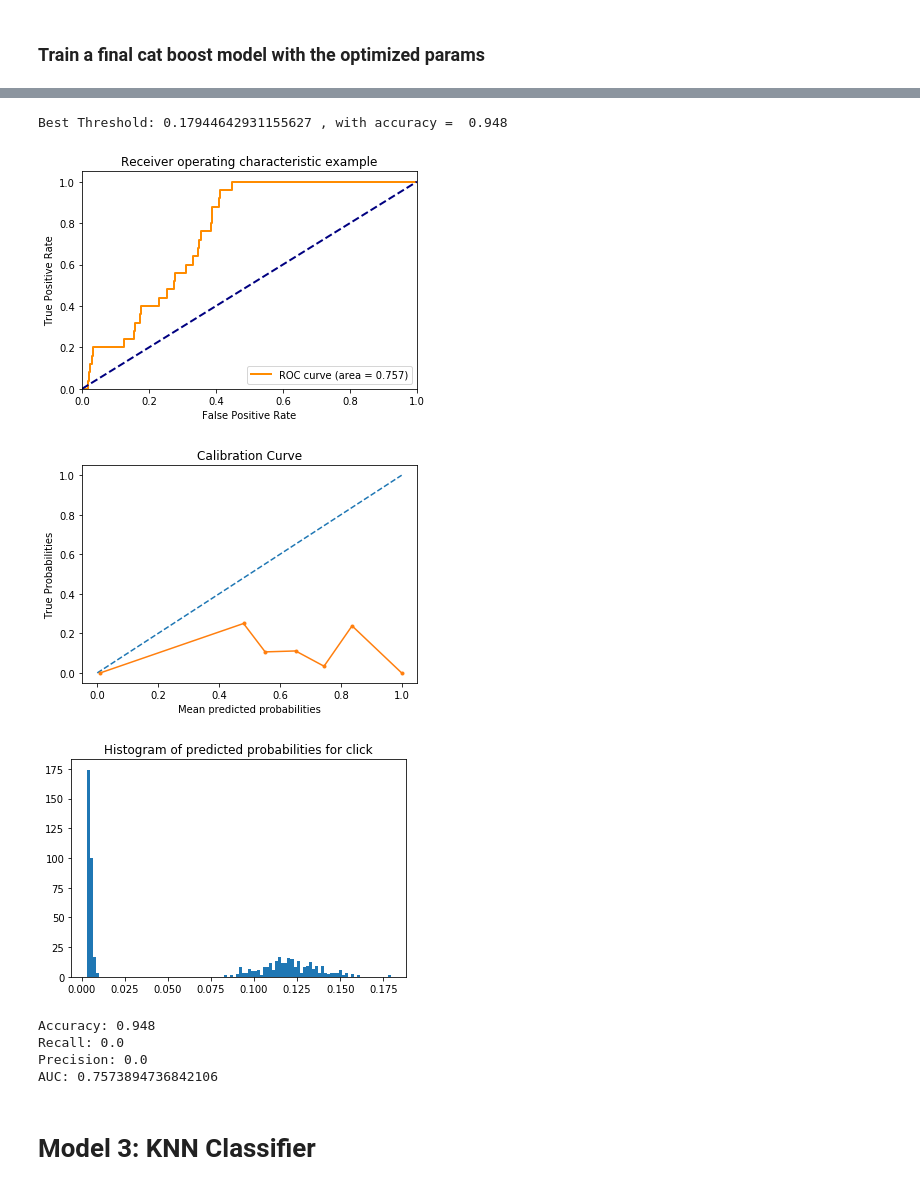
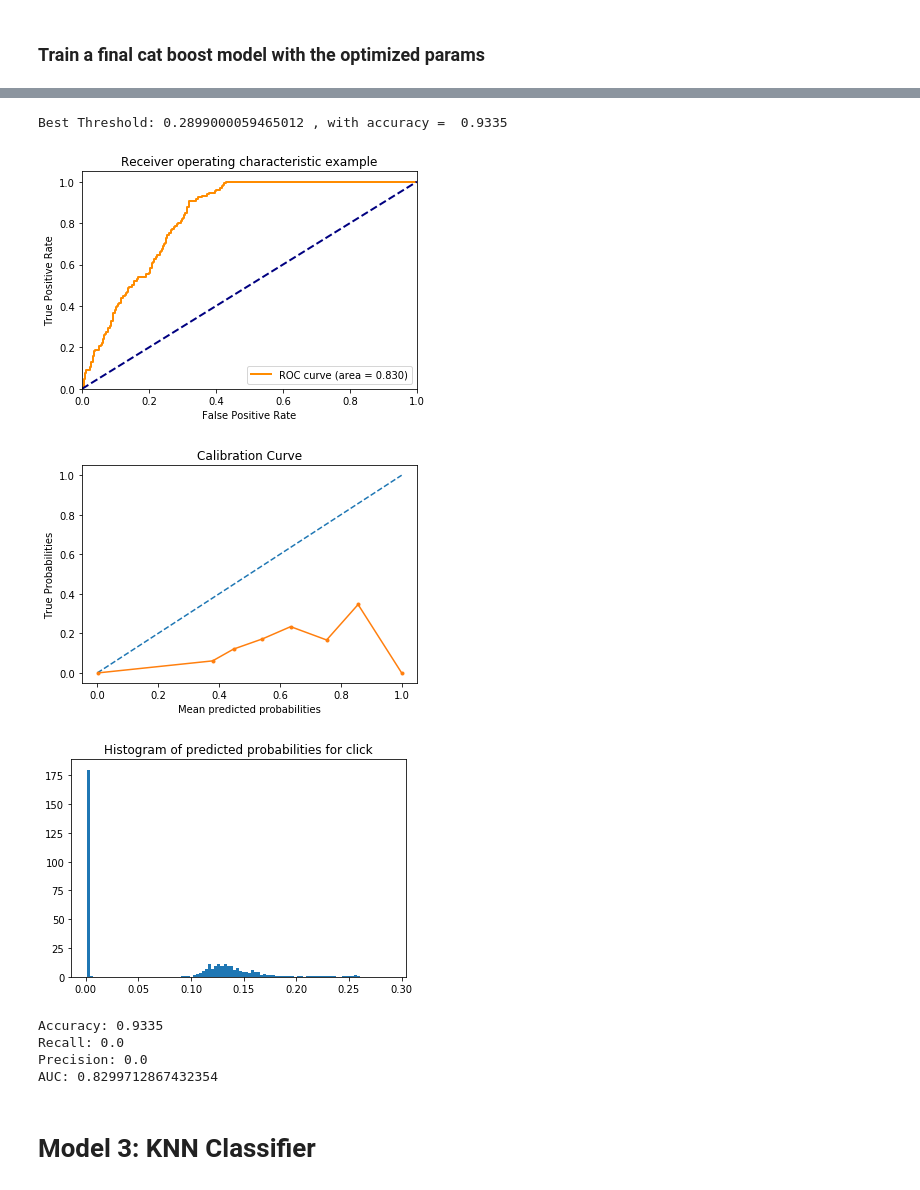
Before and after one commit to ayeletdabush/datascience, a Jupyter notebook: click_pred_modeling.ipynb, the cells around one changed output, grey strips where cells are left out. Drawn from its saved outputs; the diff is of its cells as text; code cells hidden in the pictures.

```diff
--- a/click_pred_modeling.ipynb
+++ b/click_pred_modeling.ipynb
@@ -37,20 +35,23 @@ sklearn.__version__
 # %% [output]
 '0.21.3'
 # %%
-TODO = 5000
+TODO = 20000
 train = pd.read_pickle("train_set.pickle").sample(n=TODO)
 train.loc[:,"clicked"] = train.loc[:,"clicked"].map({True:1, False:0})
 # %%
+def add_features(df):
 
-#TODO replace with Ayelet code
-train.loc[:,'time'] = pd.to_datetime(train['timestamp'], unit='s')
-train.loc[:,'Day_of_Week'] = train['time'].dt.weekday_name
+    df.loc[:,'time'] = pd.to_datetime(df['timestamp'], unit='s')
+    df.loc[:,'Day_of_Week'] = df['time'].dt.weekday_name
 
-# note monday == 0
-train.loc[:,'weekend'] = train['time'].dt.dayofweek > 4
+    # note monday == 0
+    df.loc[:,'weekend'] = df['time'].dt.dayofweek > 4
 
-train.loc[:,'Month'] = train['time'].dt.month_name().str[:3]
-train.loc[:,'hour'] = train['time'].dt.hour
+    df.loc[:,'Month'] = df['time'].dt.month_name().str[:3]
+    df.loc[:,'hour'] = df['time'].dt.hour
 
-train.loc[:,'device_diag'] = np.sqrt(train.device_height^2 + train.device_width^2).round()
-train.loc[:,'manufacturer'] = train['manufacturer'].fillna('Unknown')
+    df.loc[:,'device_diag'] = np.sqrt(df.device_height^2 + df.device_width^2).round()
+    df.loc[:,'manufacturer'] = df['manufacturer'].fillna('Unknown')
+    return df
+# %%
+train = add_features(train)
@@ -247,7 +254,7 @@ def evaulate_pipeline(pipe, X, y):
     print("Recall:", recall_score(y, y_pred))
     print("Precision:", precision_score(y, y_pred))
     print("AUC:", auc)
-    #print("-logloss:", -log_loss(y, y_hat))
+    return best_threshold
 # %% [markdown]
 # Model 1: Random Forest PipeLine
 # %%
@@ -412,14 +420,14 @@ Shrink model to first 181 iterations.
 # %%
-evaulate_pipeline(catboost_pipe, X_val, y_val)
+best_threshold_catboost = evaulate_pipeline(catboost_pipe, X_val, y_val)
 # %% [output]
-Best Threshold: 0.17944642931155627 , with accuracy =  0.948
+Best Threshold: 0.2899000059465012 , with accuracy =  0.9335
-[figure, old version]
+[figure, new version]
-[figure, old version]
+[figure, new version]
-[figure, old version]
+[figure, new version]
-Accuracy: 0.948
+Accuracy: 0.9335
 Recall: 0.0
 Precision: 0.0
-AUC: 0.7573894736842106
+AUC: 0.8299712867432354
 # %% [markdown]
 # Model 3: KNN Classifier
 # %%
```
Also changed, not shown: parts of 26 cells of this notebook.
